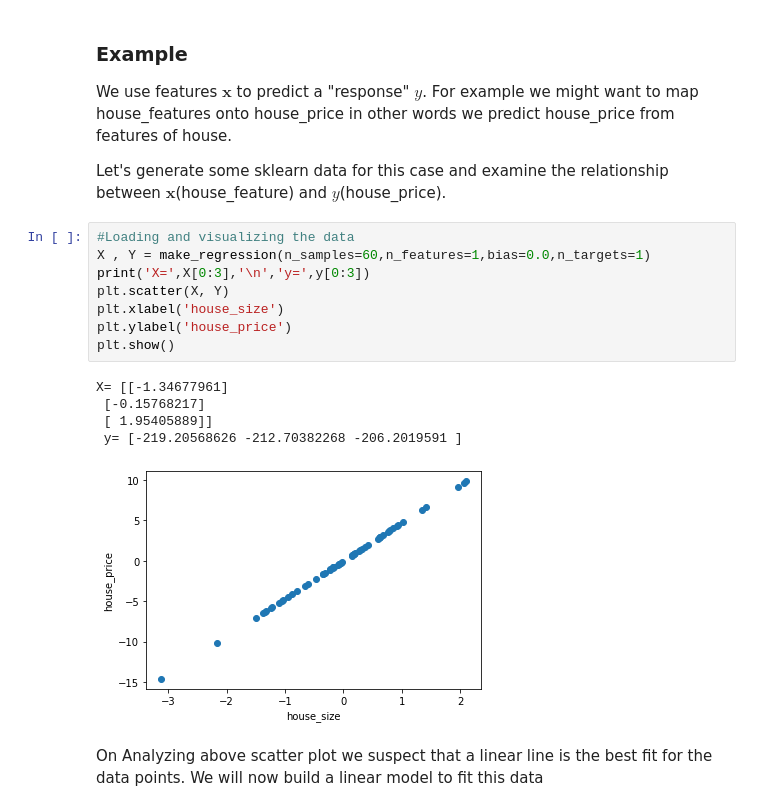
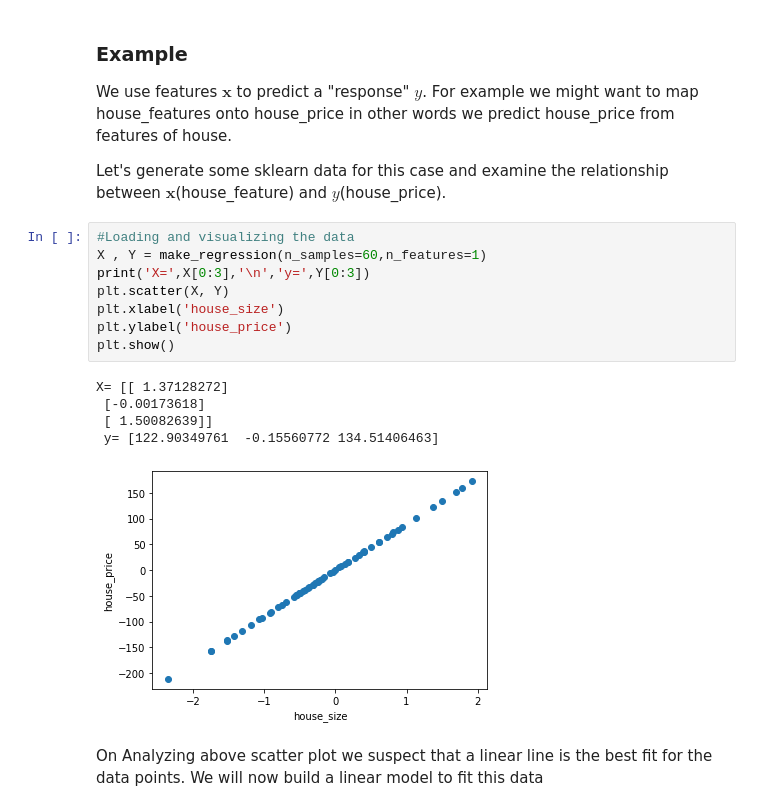
Before and after one commit to premalrupnur/hacktoberfest, a Jupyter notebook: projects/machine_learning/Linear Regression.ipynb, the cells around one changed output. Cells and saved outputs as stored; diff of their text form.

```diff
--- a/projects/machine_learning/Linear Regression.ipynb
+++ b/projects/machine_learning/Linear Regression.ipynb
@@ -28,18 +28,18 @@ We use features $\mathbf{x}$ to predict a "response" $y$. For example we might w
 Let's generate some sklearn data for this case and examine the relationship between $\mathbf{x}$(house_feature) and $y$(house_price).
 # %%
 #Loading and visualizing the data
-X , Y = make_regression(n_samples=60,n_features=1,bias=0.0,n_targets=1)
-print('X=',X[0:3],'\n','y=',y[0:3])
+X , Y = make_regression(n_samples=60,n_features=1)
+print('X=',X[0:3],'\n','y=',Y[0:3])
 plt.scatter(X, Y)
 plt.xlabel('house_size')
 plt.ylabel('house_price')
 plt.show()
 # %% [output]
-X= [[-1.34677961]
- [-0.15768217]
- [ 1.95405889]]
- y= [-219.20568626 -212.70382268 -206.2019591 ]
+X= [[ 1.37128272]
+ [-0.00173618]
+ [ 1.50082639]]
+ y= [122.90349761  -0.15560772 134.51406463]
-[figure, old version]
+[figure, new version]
 # %% [markdown]
 On Analyzing above scatter plot  we suspect that a linear line is the best fit for the data points.
 We will now build a linear model to fit this data
```
Also changed, not shown: parts of 9 cells of this notebook.
